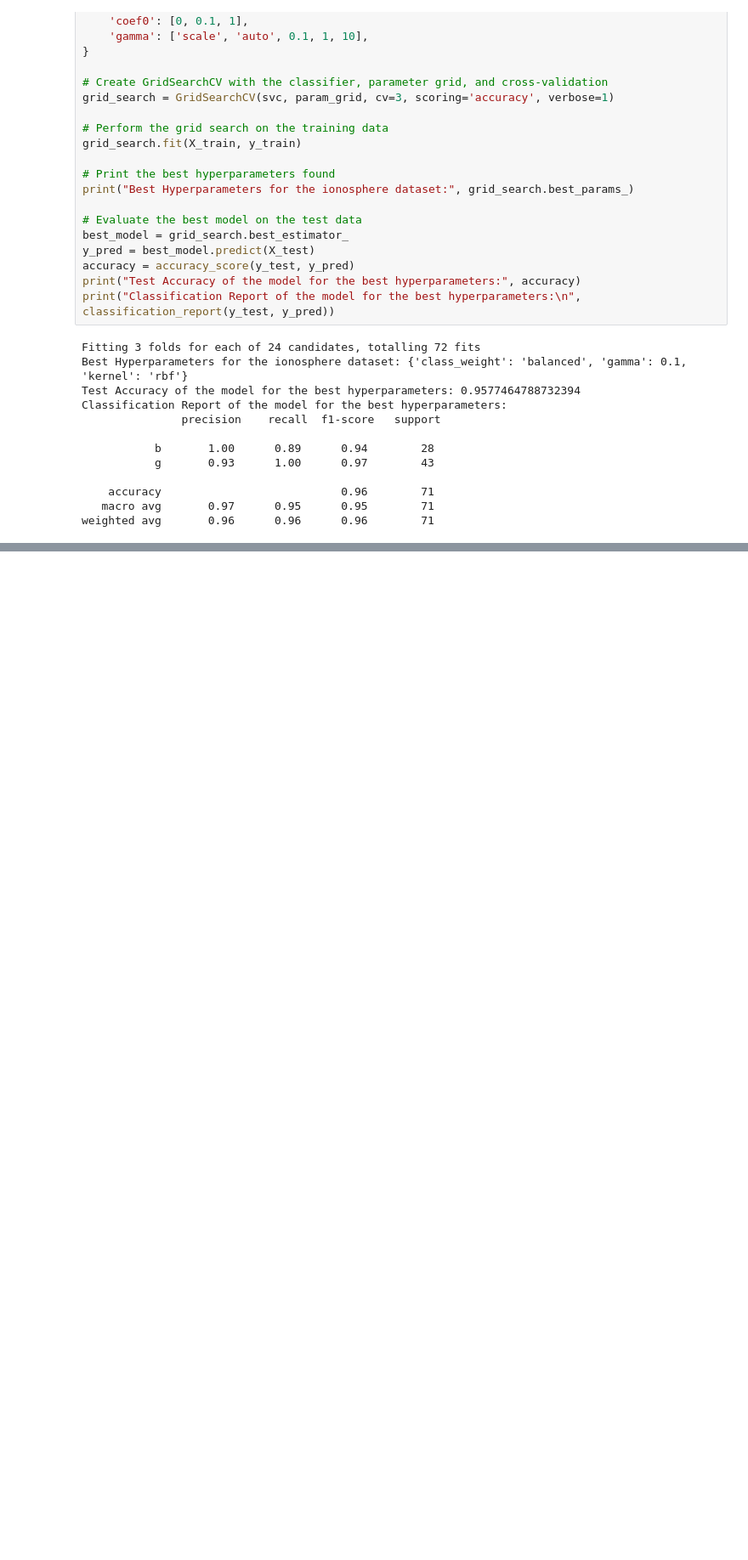
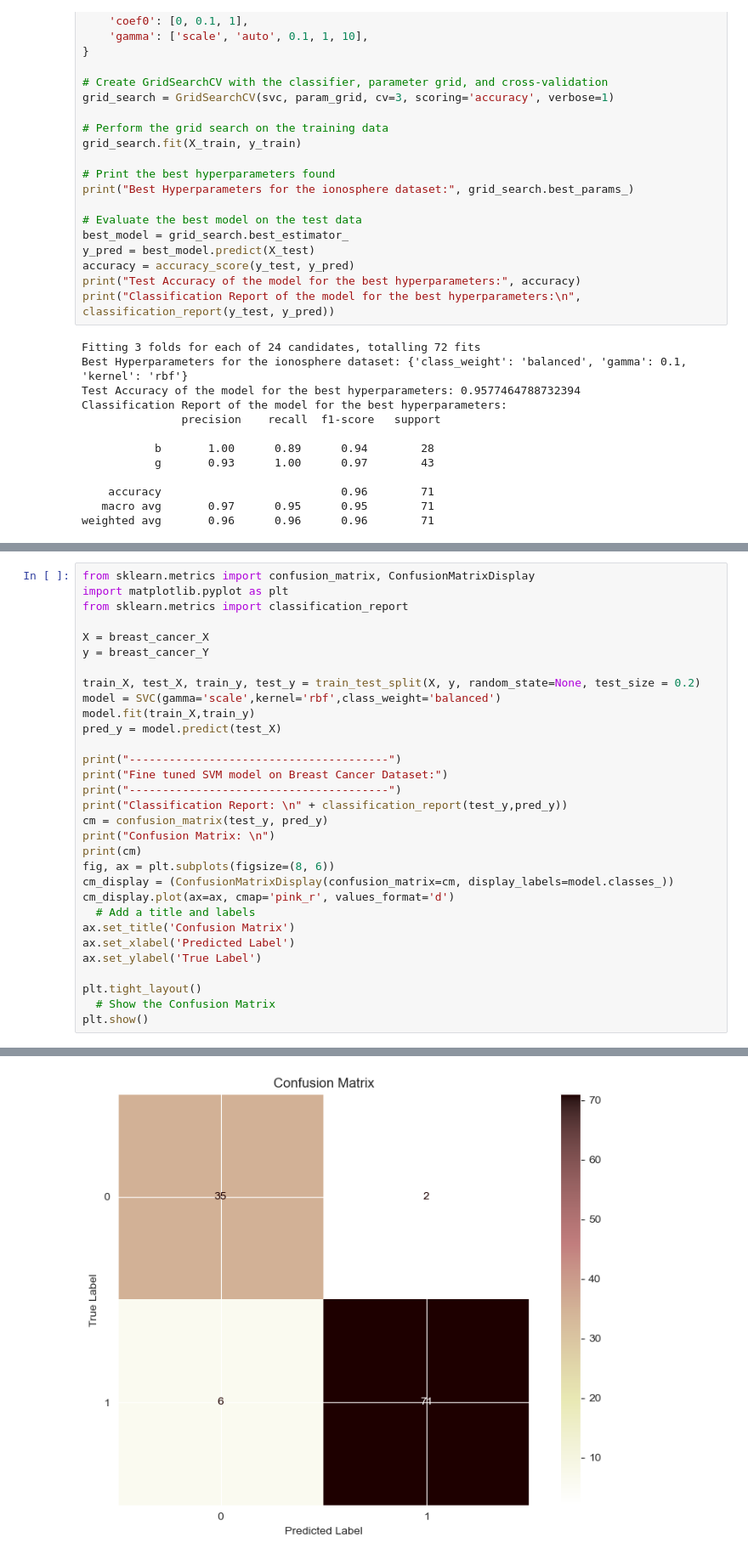
Before and after one commit to ayanokoji024/expert-chainsaw, a Jupyter notebook: support_vector_machine.ipynb, the cells around one changed output, grey strips where cells are left out. Shown at 85% size. Drawn from its saved outputs; the diff is of its cells as text; blank space fills up the shorter version.

Commit message:
Completed SVM model
RFC required

```diff
--- a/support_vector_machine.ipynb
+++ b/support_vector_machine.ipynb
@@ -286,0 +328,32 @@ Confusion Matrix:
+# %%
+from sklearn.metrics import confusion_matrix, ConfusionMatrixDisplay
+import matplotlib.pyplot as plt
+from sklearn.metrics import classification_report
+
+X = breast_cancer_X
+y = breast_cancer_Y
+
+train_X, test_X, train_y, test_y = train_test_split(X, y, random_state=None, test_size = 0.2)
+model = SVC(gamma='scale',kernel='rbf',class_weight='balanced')
+model.fit(train_X,train_y)
+pred_y = model.predict(test_X)
+
+print("---------------------------------------")
+print("Fine tuned SVM model on Breast Cancer Dataset:")
+print("---------------------------------------")
+print("Classification Report: \n" + classification_report(test_y,pred_y))
+cm = confusion_matrix(test_y, pred_y)
+print("Confusion Matrix: \n")
+print(cm)
+fig, ax = plt.subplots(figsize=(8, 6))
+cm_display = (ConfusionMatrixDisplay(confusion_matrix=cm, display_labels=model.classes_))
+cm_display.plot(ax=ax, cmap='pink_r', values_format='d')
+  # Add a title and labels
+ax.set_title('Confusion Matrix')
+ax.set_xlabel('Predicted Label')
+ax.set_ylabel('True Label')
+
+plt.tight_layout()
+  # Show the Confusion Matrix
+plt.show()
+# %% [output]
@@ -286,0 +377 @@ Confusion Matrix:
+[figure, added]
```
Also changed, not shown: parts of 10 cells of this notebook.
